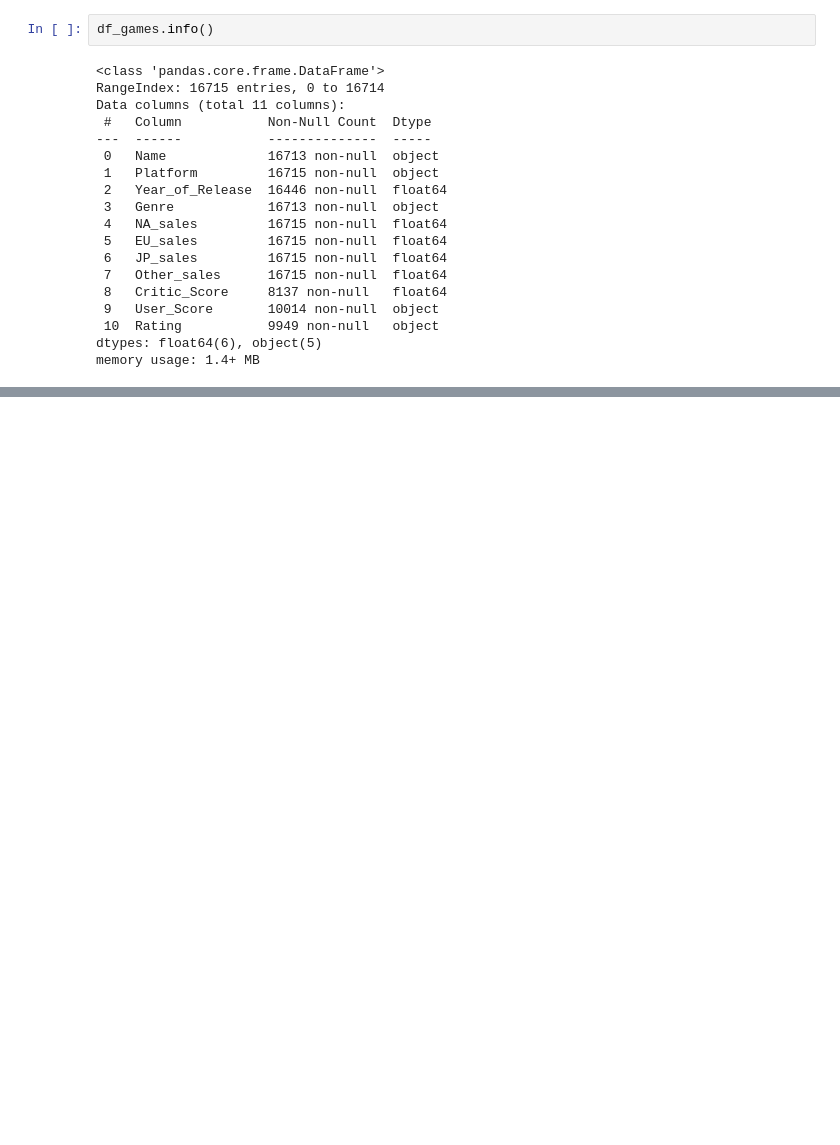
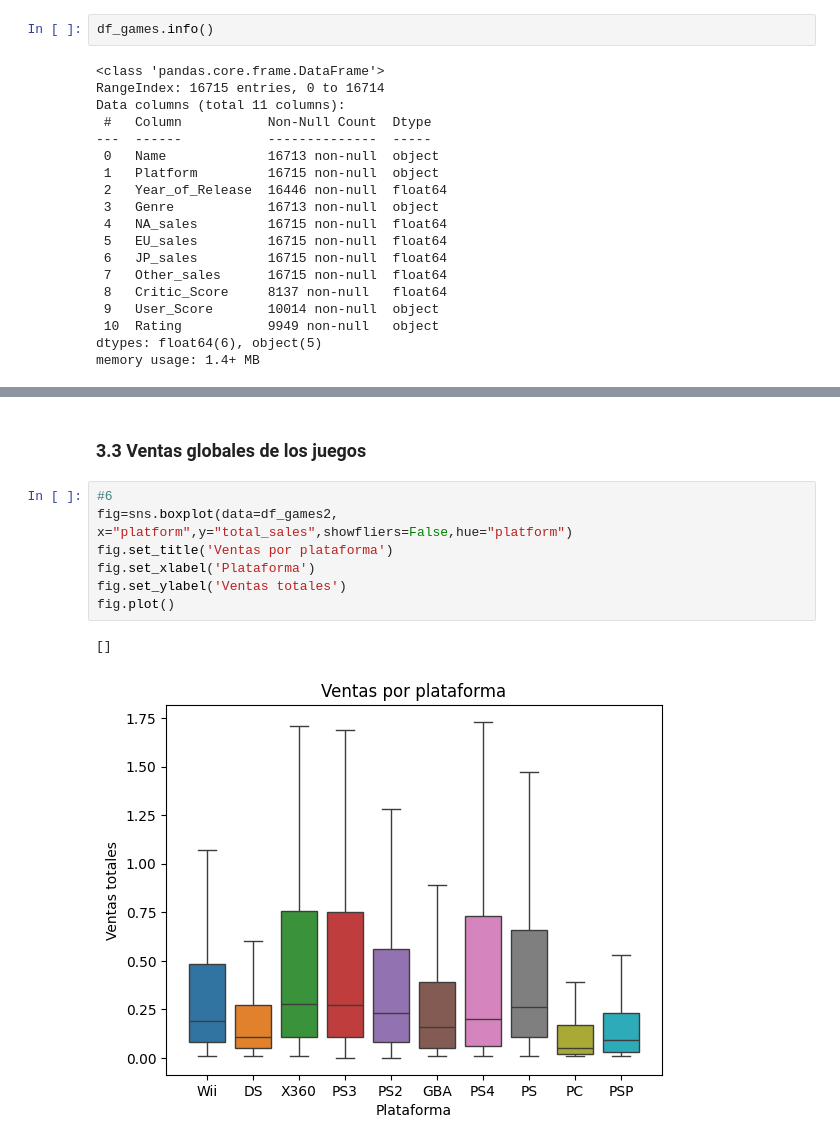
Before and after one commit to GabrielChavezC/Proyecto_integrador_ds, a Jupyter notebook: proyecto_integrador.ipynb, the cells around one changed output, grey strips where cells are left out. Saved outputs shown, nothing was run; the diff lists cells and outputs as text; blank space fills up the shorter version.

```diff
--- a/proyecto_integrador.ipynb
+++ b/proyecto_integrador.ipynb
@@ -97,0 +362,12 @@ Index(['name', 'platform', 'year_of_release', 'genre', 'na_sales', 'eu_sales',
+# %% [markdown]
+### 3.3 Ventas globales de los juegos
+# %%
+#6
+fig=sns.boxplot(data=df_games2, x="platform",y="total_sales",showfliers=False,hue="platform")
+fig.set_title('Ventas por plataforma')
+fig.set_xlabel('Plataforma')
+fig.set_ylabel('Ventas totales')
+fig.plot()
+# %% [output]
+[]
+[figure, added]
```
Also changed, not shown: parts of 70 cells of this notebook, 1 other file.
